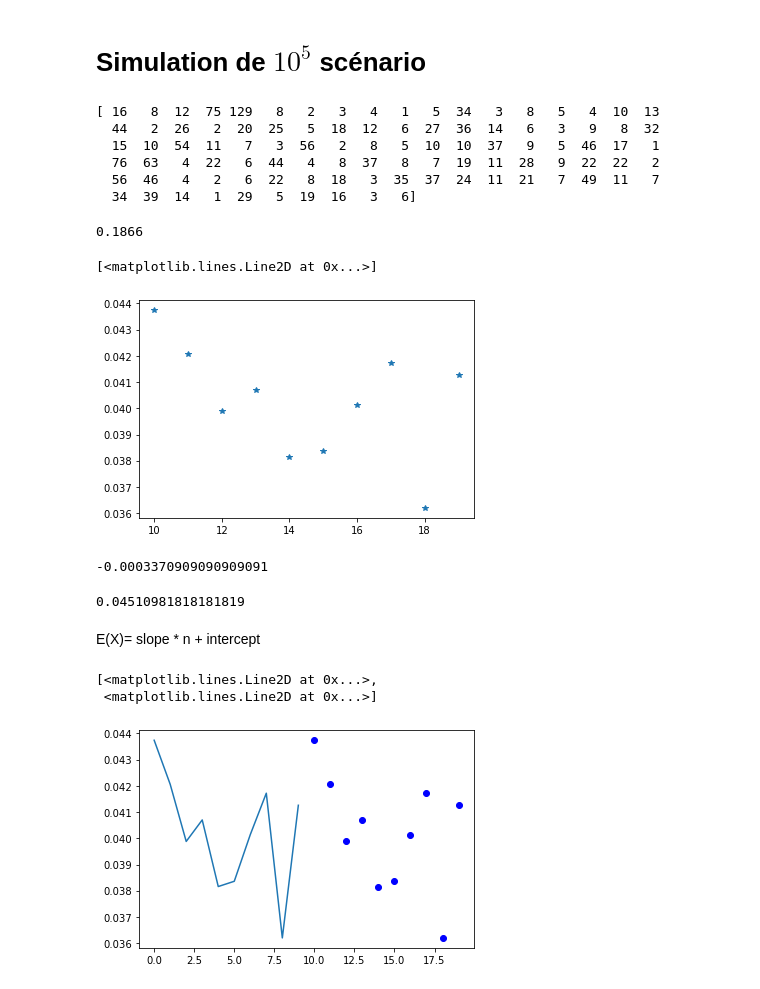
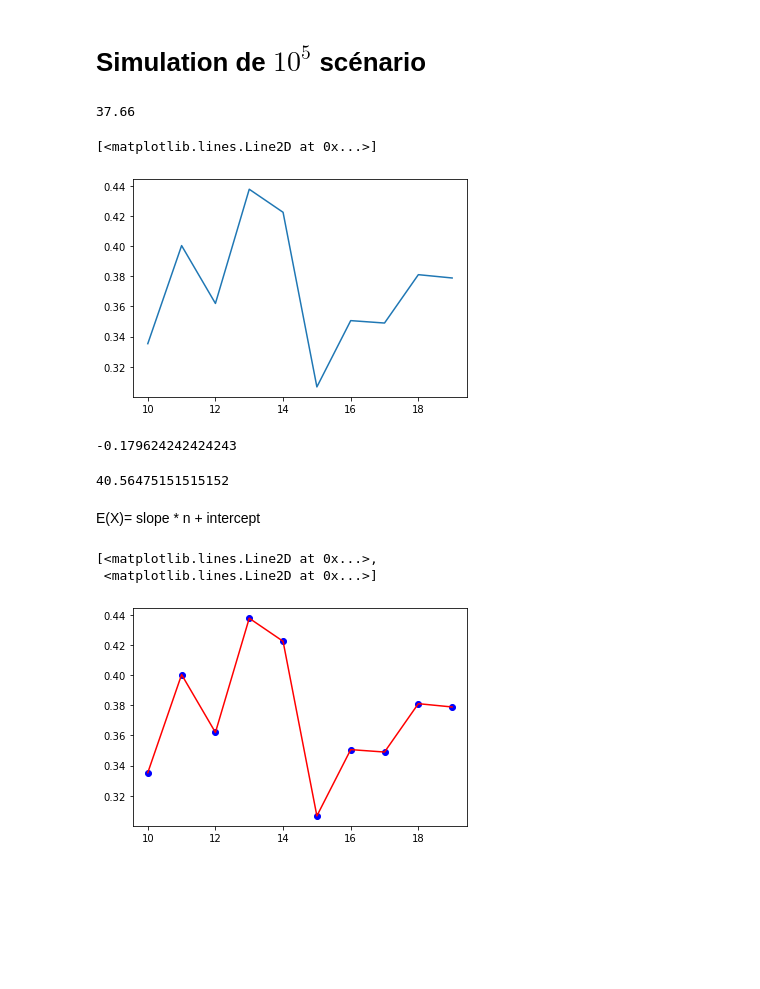
Before and after one commit to SidiahmedHABIB/TP_Proba, a Jupyter notebook: S.AhmedHABIB_TP2_2LAM.ipynb, the cells around one changed output. Cells and saved outputs as stored; diff of their text form; code cells hidden in the pictures; blank space fills up the shorter version.

```diff
--- a/S.AhmedHABIB_TP2_2LAM.ipynb
+++ b/S.AhmedHABIB_TP2_2LAM.ipynb
@@ -85,18 +86,22 @@ def sim(s):
     #np.random.seed(10)
     while temp != 6:
         temp = Roll()
+        NA+=1
         #print("temp =>",temp," NA =>",NA)
 
     A = 1
     #print(NA)
-    while temp != S:
+    while A != S:
         NA=NA+1
         temp = Roll()
         if A+temp < S:
+            #NA=NA+1
             A+=temp
             #print("temp =>",temp," NA =>",NA," A =>",A)
         elif A+temp == S:
             A=s
+            #NA=NA+1
             #print("temp =>",temp," NA =>",NA," A =>",A)
+
     return NA
 # %%
@@ -106,31 +111,23 @@ sim(20)
 # %% [markdown]
 # Simulation de $10^5$  scénario
 # %%
-Freq=np.fromiter((sim(20) for i in range(10**2)),dtype=int)
-print(Freq)
+Freq=np.fromiter((sim(10) for i in range(10**2)),dtype=int)
-# %% [output]
-[ 16   8  12  75 129   8   2   3   4   1   5  34   3   8   5   4  10  13
-  44   2  26   2  20  25   5  18  12   6  27  36  14   6   3   9   8  32
-  15  10  54  11   7   3  56   2   8   5  10  10  37   9   5  46  17   1
-  76  63   4  22   6  44   4   8  37   8   7  19  11  28   9  22  22   2
-  56  46   4   2   6  22   8  18   3  35  37  24  11  21   7  49  11   7
-  34  39  14   1  29   5  19  16   3   6]
 # %%
-ESP=Freq.sum()/10**4
-print(ESP)
+ESP=Freq.sum()/10**2
+ESP
 # %% [output]
-0.1866
+37.66
 # %%
 x=list(range(10,20))
 # %%
-y=[np.fromiter((sim(u) for i in range(10**2)),dtype=int).sum()/50000 for u in x]
+y=[np.fromiter((sim(u) for i in range(10)),dtype=int).sum()/10 for u in x]
 # %%
 import matplotlib.pyplot as plt
 # %%
-plt.plot(x,y,'*')
+plt.plot(x,y)
 # %% [output]
 [<matplotlib.lines.Line2D at 0x...>]
-[figure, old version]
+[figure, new version]
 # %%
 from scipy import stats
 import numpy as np
@@ -138,11 +135,11 @@ slope, intercept, r_value, p_value, std_err = stats.linregress(x,y)
 # %%
 slope
 # %% [output]
--0.0003370909090909091
+-0.179624242424243
 # %%
 intercept
 # %% [output]
-0.04510981818181819
+40.56475151515152
 # %% [markdown]
 E(X)= slope * n + intercept
 # %%
@@ -150,6 +147,6 @@ yy = [(slope* p_value) + intercept for u in x ]
 # %%
-plt.plot(x,y,'ob',y)
+plt.plot(x,y,'ob',x,y,'r')
 # %% [output]
 [<matplotlib.lines.Line2D at 0x...>,
  <matplotlib.lines.Line2D at 0x...>]
-[figure, old version]
+[figure, new version]
```
Also changed, not shown: parts of 5 cells of this notebook.
